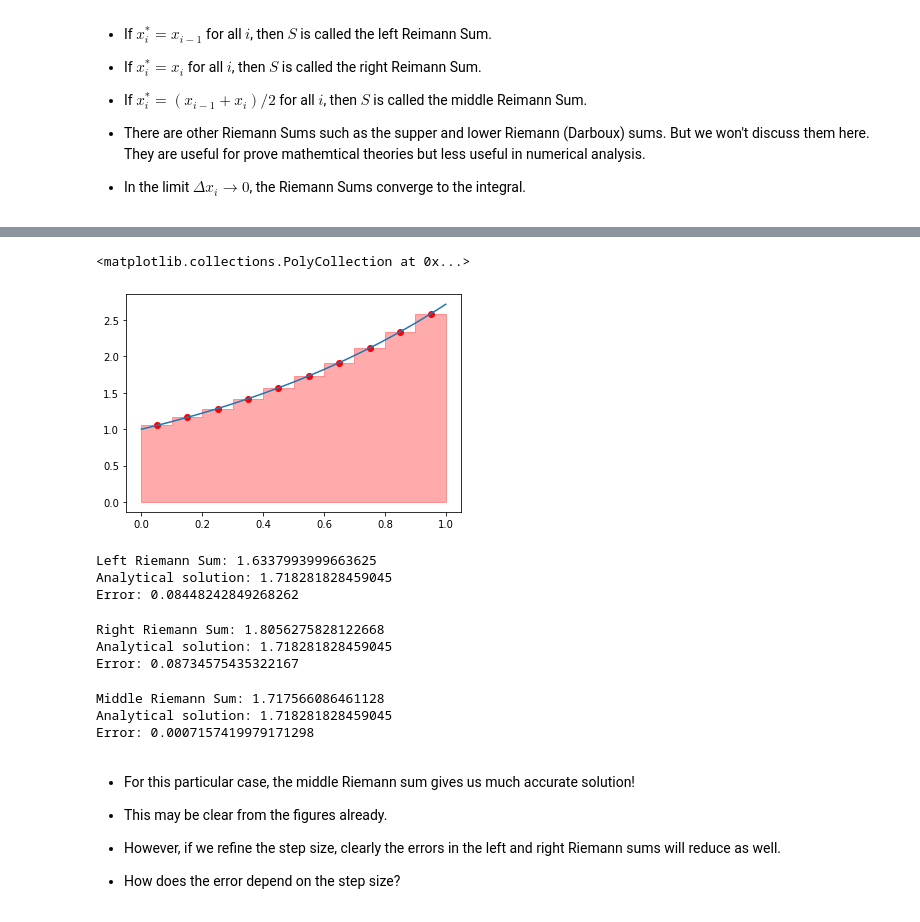
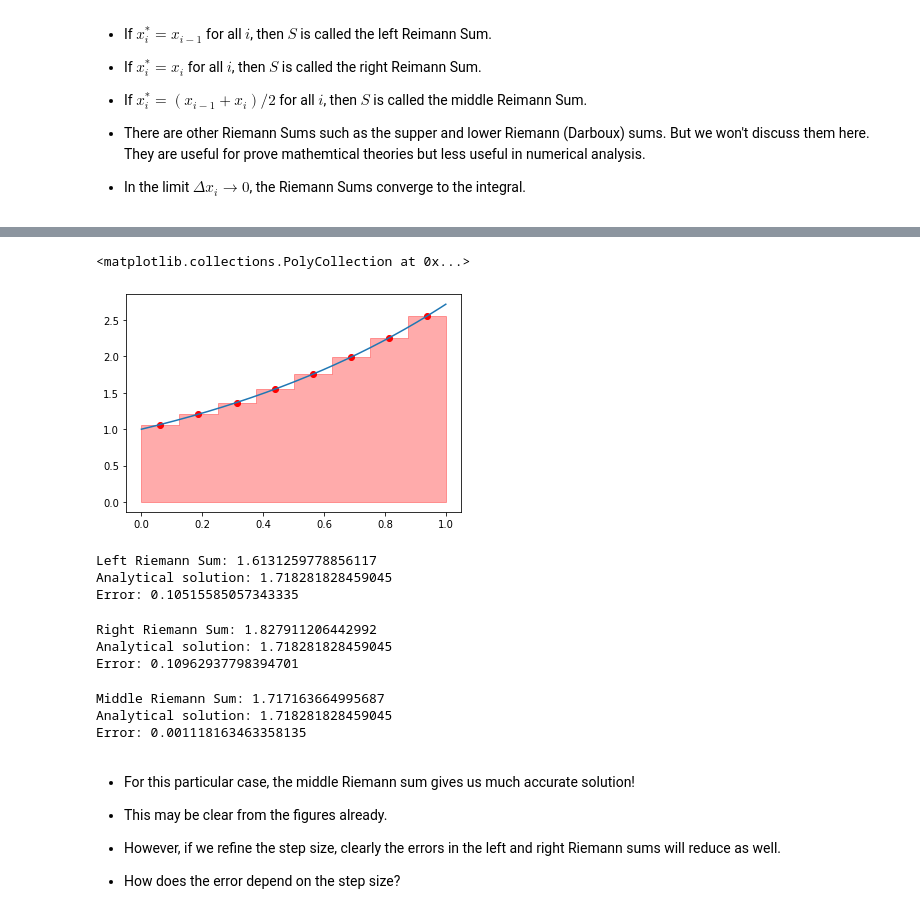
Before and after one commit to uarizona-2021spring-phys105a/phys105a, a Jupyter notebook: 07/integration.ipynb, the cells around one changed output, grey strips where cells are left out. Saved outputs shown, nothing was run; the diff lists cells and outputs as text; code cells hidden in the pictures.

```diff
--- a/07/integration.ipynb
+++ b/07/integration.ipynb
@@ -43,7 +43,7 @@ from matplotlib import pyplot as plt
 def f(x):
     return np.exp(x)
 
-x = np.linspace(0, 1, 101) # define a fine grid for plotting
+x = np.linspace(0, 1, 129) # define a fine grid for plotting
 y = f(x)                   # sample function f on the grid
 
 plt.plot(x, y)
@@ -93,24 +93,24 @@ plt.fill_between(X, Y, step='pre', color='r', alpha=0.33)
 # %%
 # And this is the middle Reimann Sum
 
-X = np.linspace(0, 1, 11)
+X = np.linspace(0, 1, 9)
 X = 0.5 * (X[:-1] + X[1:])
 Y = f(X)
 
 plt.plot(x, y)
 plt.scatter(X, Y, color='r')
 plt.fill_between(np.concatenate([[0], X, [1]]),
                  np.concatenate([Y[:1], Y, Y[-1:]]),
                  step='mid', color='r', alpha=0.33)
 # %% [output]
 <matplotlib.collections.PolyCollection at 0x...>
-[figure, old version]
+[figure, new version]
 # %%
 # We can easily compute the Riemann sums numerically!
 #
 # Here's the left Riemann sum.
 
-N = 10
+N = 8
 D = 1 / N
 X = [D * i for i in range(N)]
 S = np.sum(f(X) * D)
@@ -125,13 +125,13 @@ print('Analytical solution:', I)
 # The difference is
 print('Error:', abs(I - S))
 # %% [output]
-Left Riemann Sum: 1.6337993999663625
+Left Riemann Sum: 1.6131259778856117
 Analytical solution: 1.718281828459045
-Error: 0.08448242849268262
+Error: 0.10515585057343335
 # %%
 # Here's the right Riemann sum.
 
-N = 10
+N = 8
 D = 1 / N
 X = [D * (i+1) for i in range(N)] # note the (i+1) here
 S = np.sum(f(X) * D)
@@ -146,13 +146,13 @@ print('Analytical solution:', I)
 # The difference is
 print('Error:', abs(I - S))
 # %% [output]
-Right Riemann Sum: 1.8056275828122668
+Right Riemann Sum: 1.827911206442992
 Analytical solution: 1.718281828459045
-Error: 0.08734575435322167
+Error: 0.10962937798394701
 # %%
 # Here's the middle Riemann sum.
 
-N = 10
+N = 8
 D = 1 / N
 X = [D * (i+0.5) for i in range(N)] # note the (i+0.5) here
 S = np.sum(f(X) * D)
@@ -167,9 +167,9 @@ print('Analytical solution:', I)
 # The difference is
 print('Error:', abs(I - S))
 # %% [output]
-Middle Riemann Sum: 1.717566086461128
+Middle Riemann Sum: 1.717163664995687
 Analytical solution: 1.718281828459045
-Error: 0.0007157419979171298
+Error: 0.001118163463358135
 # %% [markdown]
 * For this particular case, the middle Riemann sum gives us much accurate solution!
 
```
Also changed, not shown: parts of 5 cells of this notebook.
